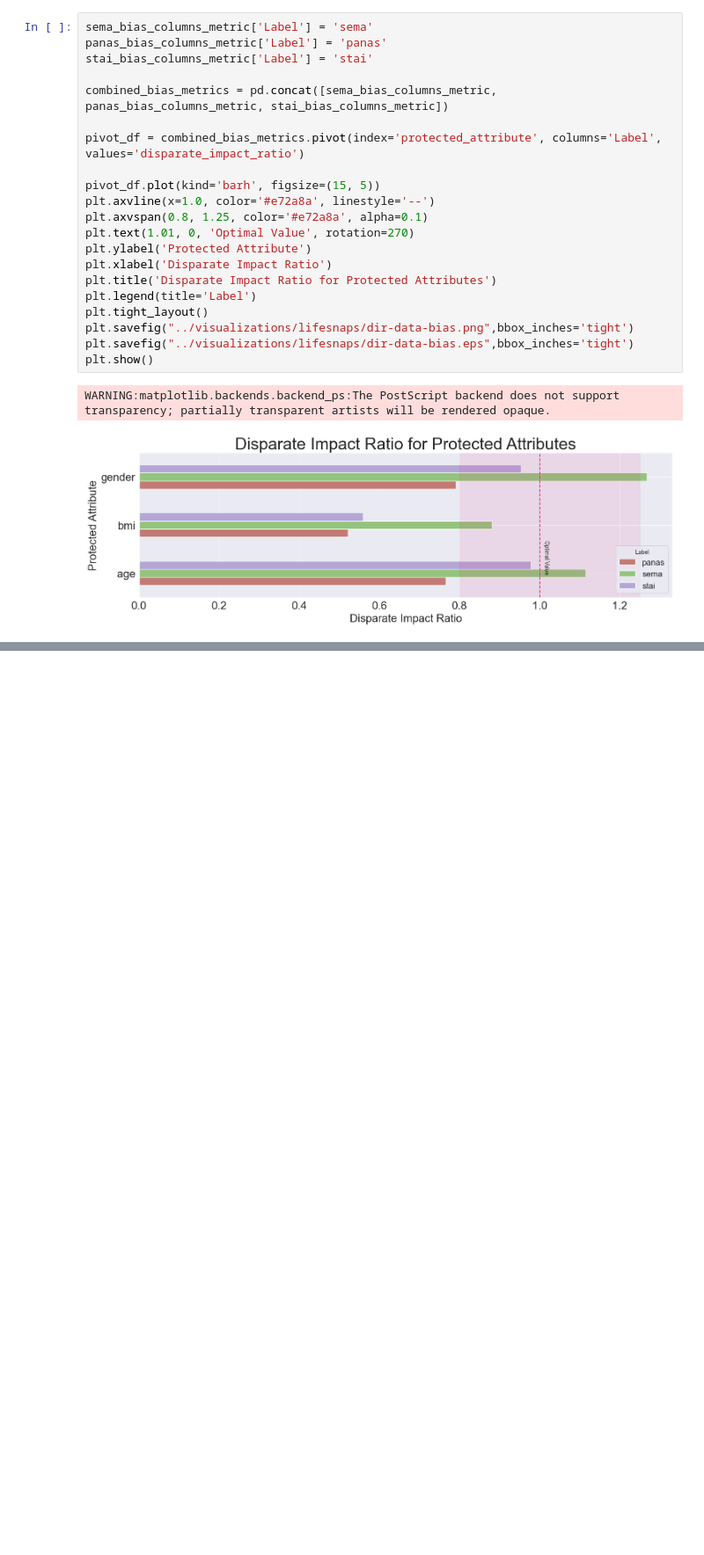
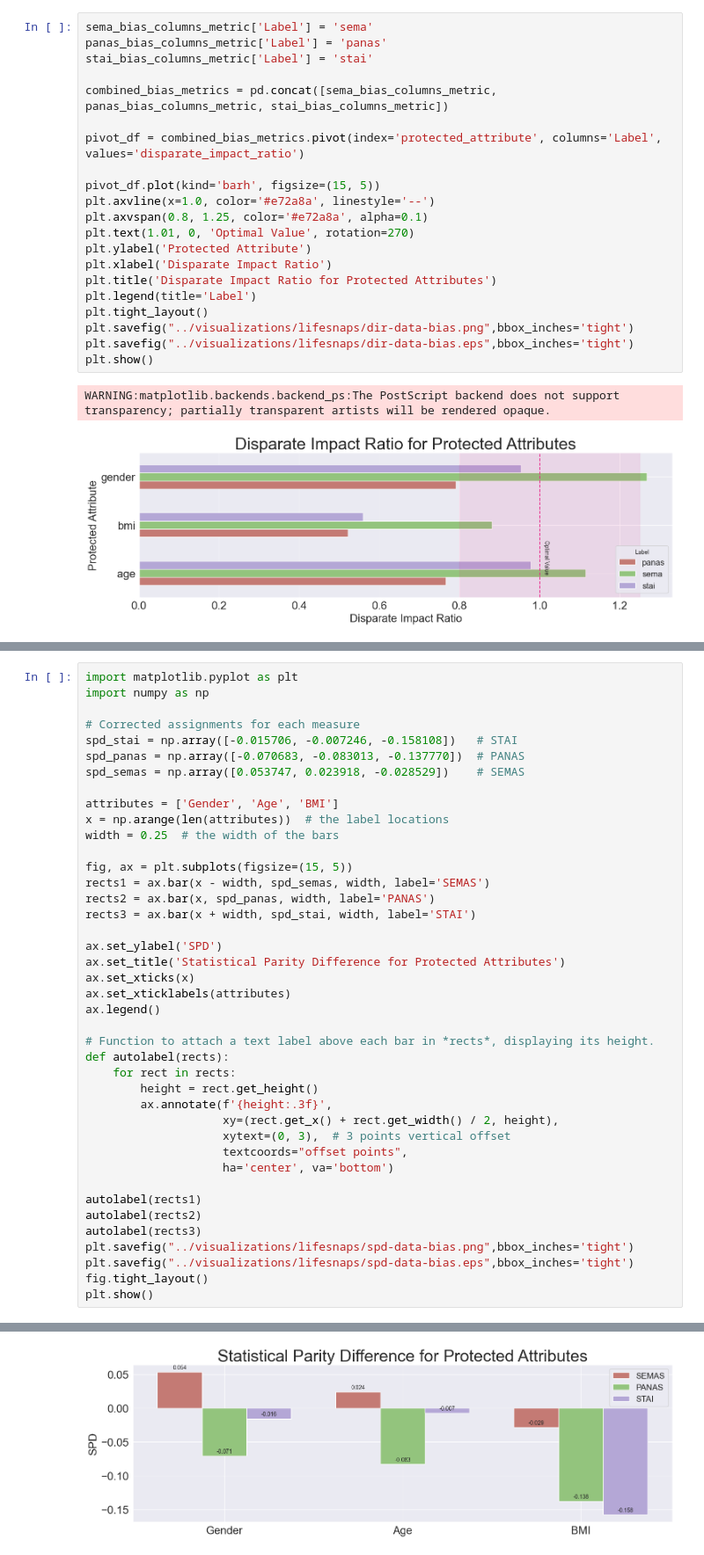
Before and after one commit to kcristinaa/-un-fairness-evaluation, a Jupyter notebook: notebooks_fairness_evaluation/lifesnaps_fairness.ipynb, the cells around one changed output, grey strips where cells are left out. Shown: that part at 88% size. Cells and saved outputs as stored; diff of their text form; blank space fills up the shorter version.

```diff
--- a/notebooks_fairness_evaluation/lifesnaps_fairness.ipynb
+++ b/notebooks_fairness_evaluation/lifesnaps_fairness.ipynb
@@ -480,0 +368,42 @@ Fairness Evaluation - Consistency: 0.6788571428571426
+# %%
+import matplotlib.pyplot as plt
+import numpy as np
+
+# Corrected assignments for each measure
+spd_stai = np.array([-0.015706, -0.007246, -0.158108])   # STAI
+spd_panas = np.array([-0.070683, -0.083013, -0.137770])  # PANAS
+spd_semas = np.array([0.053747, 0.023918, -0.028529])    # SEMAS
+
+attributes = ['Gender', 'Age', 'BMI']
+x = np.arange(len(attributes))  # the label locations
+width = 0.25  # the width of the bars
+
+fig, ax = plt.subplots(figsize=(15, 5))
+rects1 = ax.bar(x - width, spd_semas, width, label='SEMAS')
+rects2 = ax.bar(x, spd_panas, width, label='PANAS')
+rects3 = ax.bar(x + width, spd_stai, width, label='STAI')
+
+ax.set_ylabel('SPD')
+ax.set_title('Statistical Parity Difference for Protected Attributes')
+ax.set_xticks(x)
+ax.set_xticklabels(attributes)
+ax.legend()
+
+# Function to attach a text label above each bar in *rects*, displaying its height.
+def autolabel(rects):
+    for rect in rects:
+        height = rect.get_height()
+        ax.annotate(f'{height:.3f}',
+                    xy=(rect.get_x() + rect.get_width() / 2, height),
+                    xytext=(0, 3),  # 3 points vertical offset
+                    textcoords="offset points",
+                    ha='center', va='bottom')
+
+autolabel(rects1)
+autolabel(rects2)
+autolabel(rects3)
+plt.savefig("../visualizations/lifesnaps/spd-data-bias.png",bbox_inches='tight')
+plt.savefig("../visualizations/lifesnaps/spd-data-bias.eps",bbox_inches='tight')
+fig.tight_layout()
+plt.show()
+# %% [output]
@@ -480,0 +411 @@ Fairness Evaluation - Consistency: 0.6788571428571426
+[figure, added]
```
Also changed, not shown: parts of 30 cells of this notebook, 9 other files.
